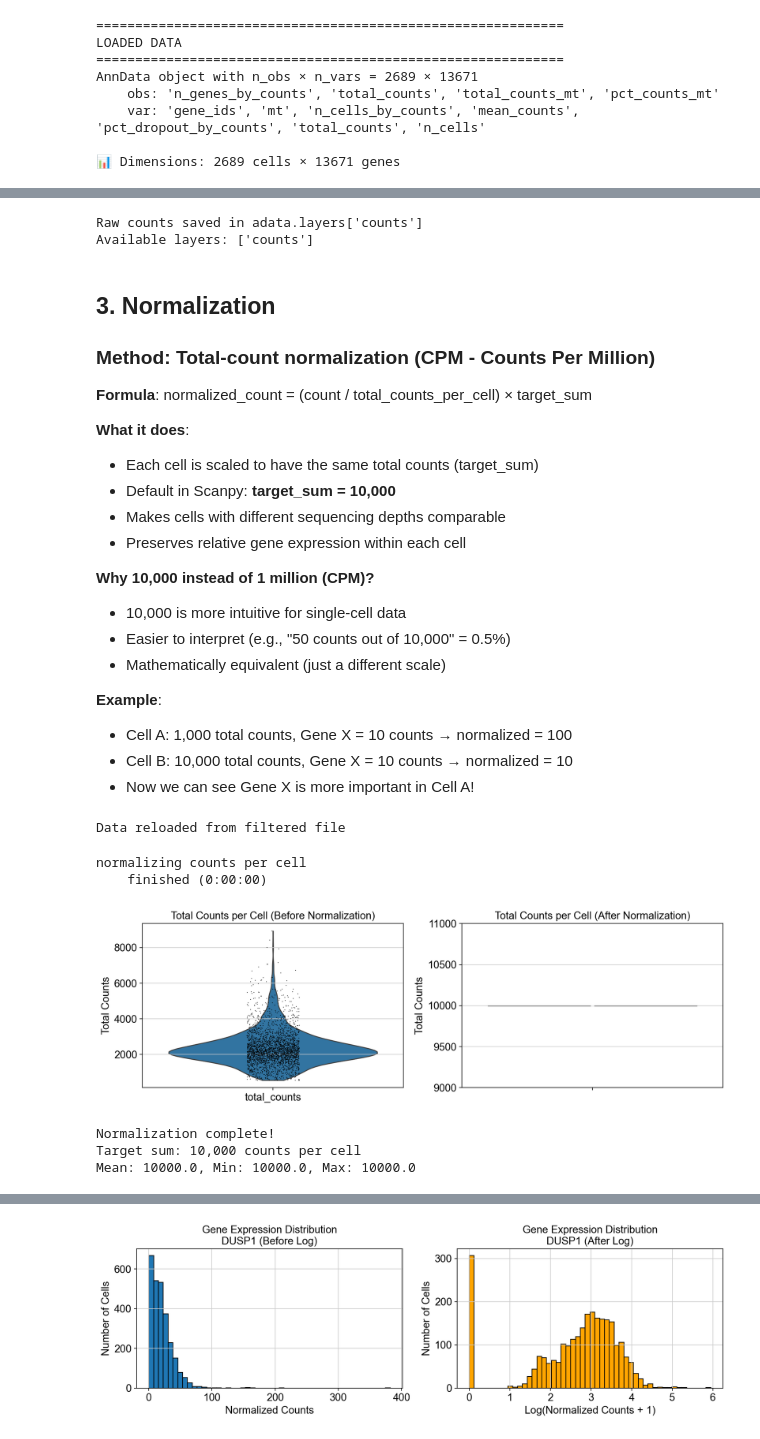
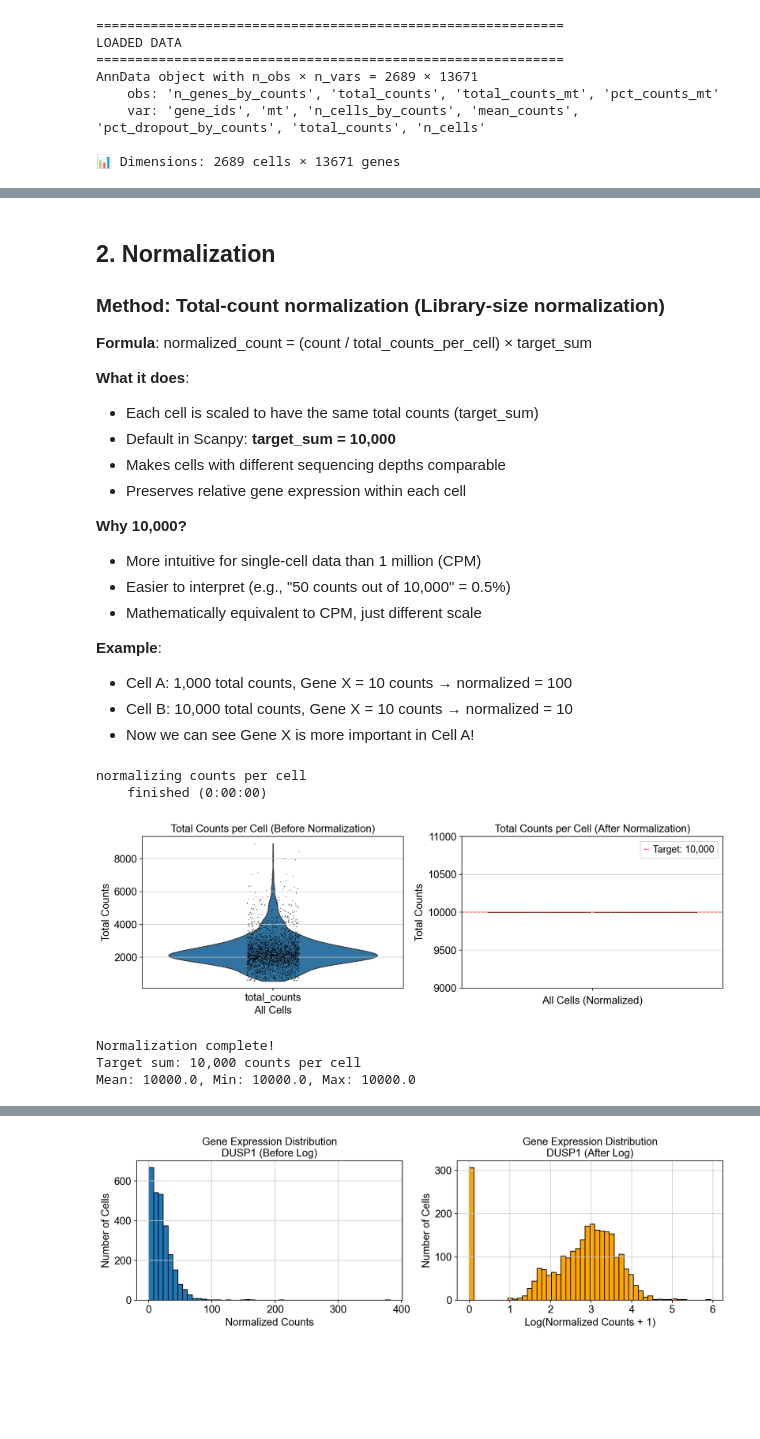
Before and after one commit to NM00001/Hands-on-Scanpy, a Jupyter notebook: notebooks/02_preprocessing_normalization.ipynb, the cells around one changed output, grey strips where cells are left out. Saved outputs shown, nothing was run; the diff lists cells and outputs as text; code cells hidden in the pictures; blank space fills up the shorter version.

```diff
--- a/notebooks/02_preprocessing_normalization.ipynb
+++ b/notebooks/02_preprocessing_normalization.ipynb
@@ -83,19 +69,9 @@ Why?
-# %%
-# Save raw counts in a layer
-adata.layers['counts'] = adata.X.copy()
-
-print("Raw counts saved in adata.layers['counts']")
-print(f"Available layers: {list(adata.layers.keys())}")
-# %% [output]
-Raw counts saved in adata.layers['counts']
-Available layers: ['counts']
 # %% [markdown]
-## 3. Normalization
+## 2. Normalization
 
-### Method: Total-count normalization (CPM - Counts Per Million)
+### Method: Total-count normalization (Library-size normalization)
 
 **Formula**: normalized_count = (count / total_counts_per_cell) × target_sum
-
 
 **What it does**:
 - Each cell is scaled to have the same total counts (target_sum)
@@ -103,21 +79,15 @@ Available layers: ['counts']
 - Makes cells with different sequencing depths comparable
 - Preserves relative gene expression within each cell
 
-**Why 10,000 instead of 1 million (CPM)?**
-- 10,000 is more intuitive for single-cell data
+**Why 10,000?**
+- More intuitive for single-cell data than 1 million (CPM)
 - Easier to interpret (e.g., "50 counts out of 10,000" = 0.5%)
-- Mathematically equivalent (just a different scale)
+- Mathematically equivalent to CPM, just different scale
 
 **Example**:
 - Cell A: 1,000 total counts, Gene X = 10 counts → normalized = 100
 - Cell B: 10,000 total counts, Gene X = 10 counts → normalized = 10
 - Now we can see Gene X is more important in Cell A!
-# %%
-# Reload filtered data (in case we ran normalization multiple times)
-adata = sc.read_h5ad(f'{data_dir}pbmc3k_filtered.h5ad')
-print("Data reloaded from filtered file")
-# %% [output]
-Data reloaded from filtered file
 # %%
 # Visualize total counts before normalization
 fig, axes = plt.subplots(1, 2, figsize=(12, 4))
@@ -126,37 +96,41 @@ fig, axes = plt.subplots(1, 2, figsize=(12, 4))
 sc.pl.violin(adata, 'total_counts', ax=axes[0], show=False)
 axes[0].set_title('Total Counts per Cell (Before Normalization)')
 axes[0].set_ylabel('Total Counts')
+axes[0].set_xlabel('All Cells')
 
 # Normalize to 10,000 counts per cell
 sc.pp.normalize_total(adata, target_sum=1e4)
 
 # After normalization - recalculate total counts
 import scipy.sparse as sp
 if sp.issparse(adata.X):
     total_after = np.array(adata.X.sum(axis=1)).flatten()
 else:
     total_after = adata.X.sum(axis=1)
 
 # Create a temporary dataframe for plotting
 temp_df = pd.DataFrame({'total_counts_normalized': total_after})
 
-# Plot using seaborn instead
-sns.violinplot(data=temp_df, y='total_counts_normalized', ax=axes[1])
+# Plot using seaborn
+sns.violinplot(data=temp_df, y='total_counts_normalized', ax=axes[1], color='steelblue')
 axes[1].set_title('Total Counts per Cell (After Normalization)')
 axes[1].set_ylabel('Total Counts')
-axes[1].set_ylim([9000, 11000])  # Focus on the 10k range
+axes[1].set_xlabel('All Cells (Normalized)')
+axes[1].set_ylim([9000, 11000])
+axes[1].axhline(y=10000, color='red', linestyle='--', linewidth=1, label='Target: 10,000')
+axes[1].legend()
 
 plt.tight_layout()
 plt.savefig(f'{results_dir}02_normalization_comparison.png', dpi=150, bbox_inches='tight')
 plt.show()
 
 print("Normalization complete!")
 print(f"Target sum: 10,000 counts per cell")
 print(f"Mean: {total_after.mean():.1f}, Min: {total_after.min():.1f}, Max: {total_after.max():.1f}")
 # %% [output]
 normalizing counts per cell
     finished (0:00:00)
-[figure, old version]
+[figure, new version]
 Normalization complete!
 Target sum: 10,000 counts per cell
 Mean: 10000.0, Min: 10000.0, Max: 10000.0
```
Also changed, not shown: parts of 16 cells of this notebook, 1 other file.
